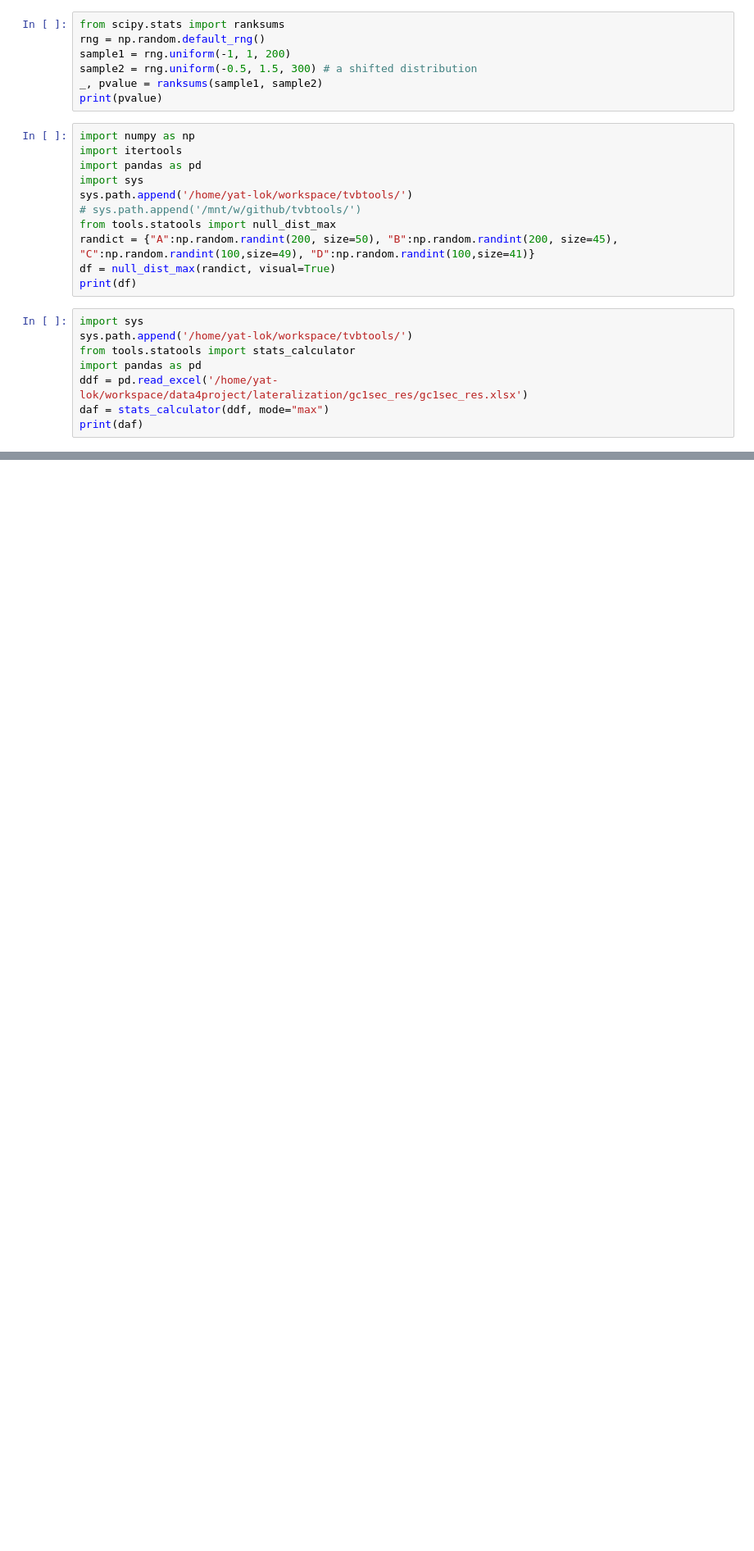
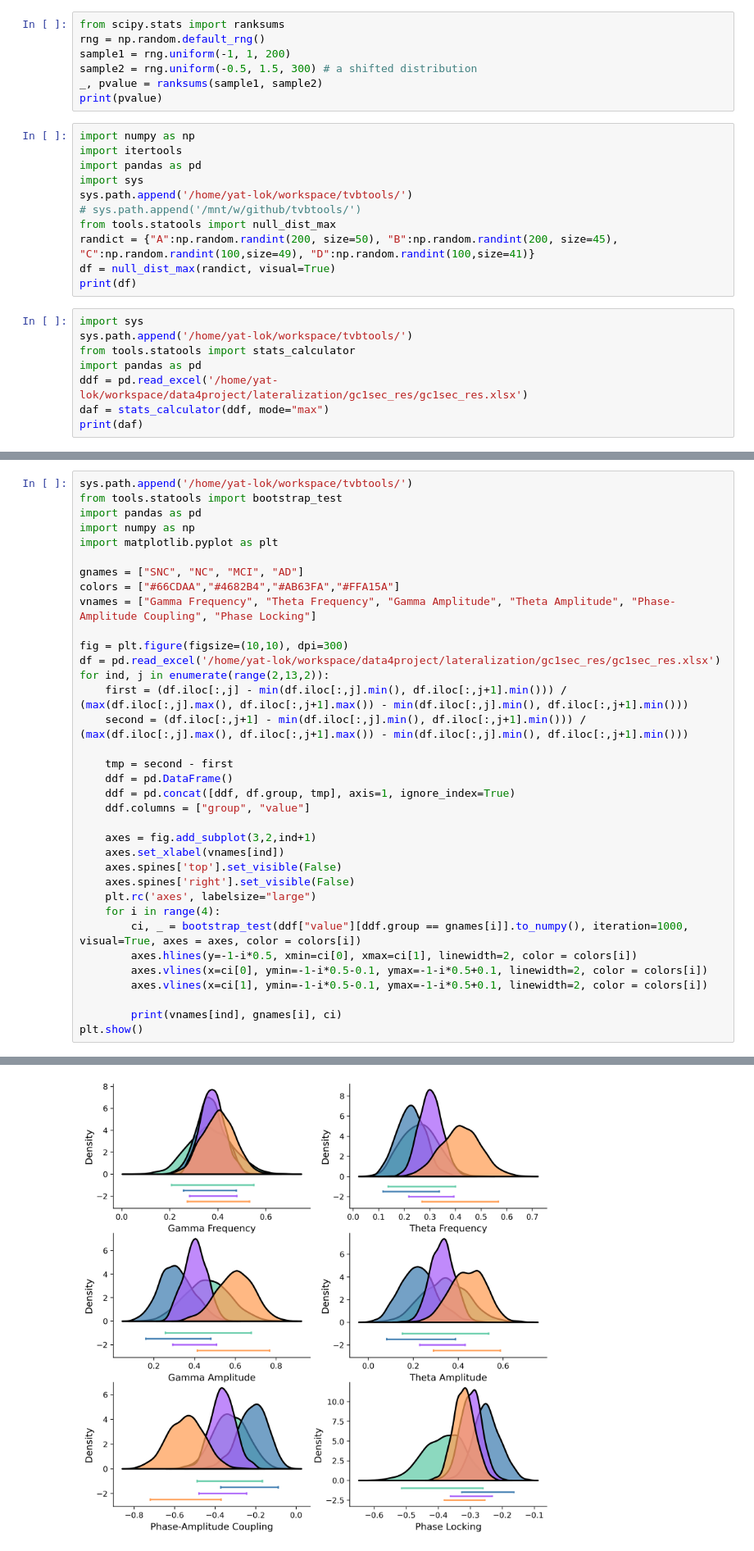
Before and after one commit to yilewang/Gc_detect_script, a Jupyter notebook: application/signal_workflow.ipynb, the cells around one changed output, grey strips where cells are left out. Shown at 82% size. Cells and saved outputs as stored; diff of their text form; blank space fills up the shorter version.

Commit message:
update graphs

```diff
--- a/application/signal_workflow.ipynb
+++ b/application/signal_workflow.ipynb
@@ -336,0 +336,36 @@ print(daf)
+# %%
+sys.path.append('/home/yat-lok/workspace/tvbtools/')
+from tools.statools import bootstrap_test
+import pandas as pd
+import numpy as np
+import matplotlib.pyplot as plt
+
+gnames = ["SNC", "NC", "MCI", "AD"]
+colors = ["#66CDAA","#4682B4","#AB63FA","#FFA15A"]
+vnames = ["Gamma Frequency", "Theta Frequency", "Gamma Amplitude", "Theta Amplitude", "Phase-Amplitude Coupling", "Phase Locking"]
+
+fig = plt.figure(figsize=(10,10), dpi=300)
+df = pd.read_excel('/home/yat-lok/workspace/data4project/lateralization/gc1sec_res/gc1sec_res.xlsx')
+for ind, j in enumerate(range(2,13,2)):
+    first = (df.iloc[:,j] - min(df.iloc[:,j].min(), df.iloc[:,j+1].min())) / (max(df.iloc[:,j].max(), df.iloc[:,j+1].max()) - min(df.iloc[:,j].min(), df.iloc[:,j+1].min()))
+    second = (df.iloc[:,j+1] - min(df.iloc[:,j].min(), df.iloc[:,j+1].min())) / (max(df.iloc[:,j].max(), df.iloc[:,j+1].max()) - min(df.iloc[:,j].min(), df.iloc[:,j+1].min()))
+
+    tmp = second - first
+    ddf = pd.DataFrame()
+    ddf = pd.concat([ddf, df.group, tmp], axis=1, ignore_index=True)
+    ddf.columns = ["group", "value"]
+
+    axes = fig.add_subplot(3,2,ind+1)
+    axes.set_xlabel(vnames[ind])
+    axes.spines['top'].set_visible(False)
+    axes.spines['right'].set_visible(False)
+    plt.rc('axes', labelsize="large")
+    for i in range(4):
+        ci, _ = bootstrap_test(ddf["value"][ddf.group == gnames[i]].to_numpy(), iteration=1000, visual=True, axes = axes, color = colors[i])
+        axes.hlines(y=-1-i*0.5, xmin=ci[0], xmax=ci[1], linewidth=2, color = colors[i])
+        axes.vlines(x=ci[0], ymin=-1-i*0.5-0.1, ymax=-1-i*0.5+0.1, linewidth=2, color = colors[i])
+        axes.vlines(x=ci[1], ymin=-1-i*0.5-0.1, ymax=-1-i*0.5+0.1, linewidth=2, color = colors[i])
+
+        print(vnames[ind], gnames[i], ci)
+plt.show()
+# %% [output]
@@ -336,0 +389 @@ print(daf)
+[figure, added]
```
Also changed, not shown: parts of 3 cells of this notebook, 3 other files.
